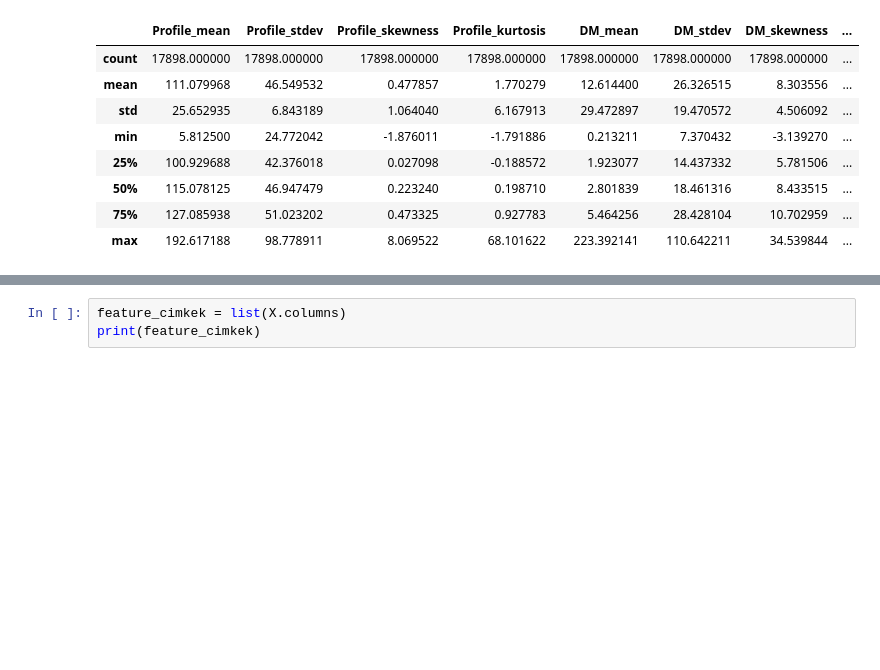
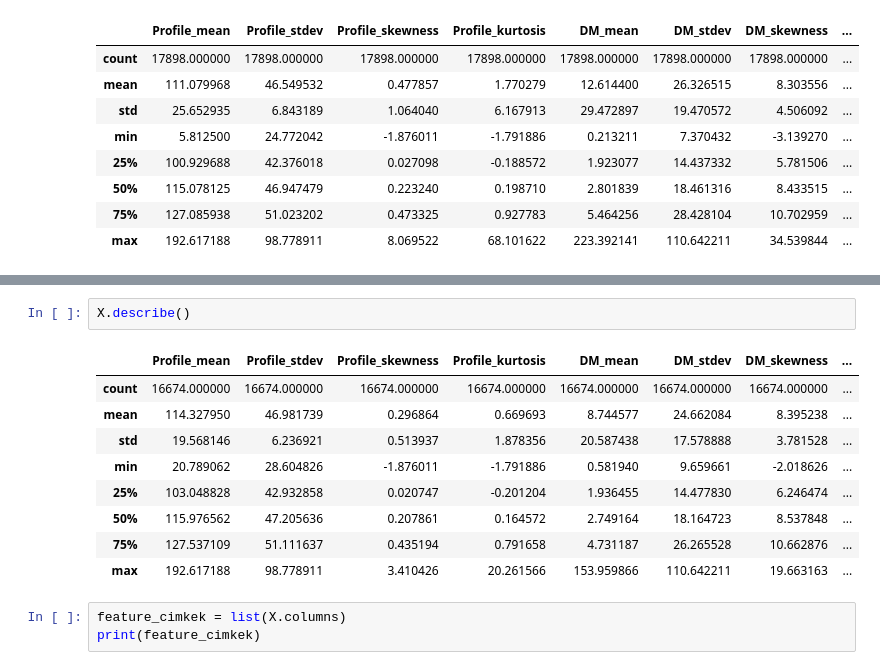
Before and after one commit to heihachi78/nfgt, a Jupyter notebook: TI_beadando_hopeful.ipynb, the cells around one changed output, grey strips where cells are left out. Drawn from its saved outputs; the diff is of its cells as text; blank space fills up the shorter version.

```diff
--- a/TI_beadando_hopeful.ipynb
+++ b/TI_beadando_hopeful.ipynb
@@ -71,3 +87,15 @@ X.describe()
+# %%
+X.describe()
+# %% [output]
+|  | Profile_mean | Profile_stdev | Profile_skewness | Profile_kurtosis | DM_mean | DM_stdev | DM_skewness | ... |
+| count | 16674.000000 | 16674.000000 | 16674.000000 | 16674.000000 | 16674.000000 | 16674.000000 | 16674.000000 | ... |
+| mean | 114.327950 | 46.981739 | 0.296864 | 0.669693 | 8.744577 | 24.662084 | 8.395238 | ... |
+| std | 19.568146 | 6.236921 | 0.513937 | 1.878356 | 20.587438 | 17.578888 | 3.781528 | ... |
+| min | 20.789062 | 28.604826 | -1.876011 | -1.791886 | 0.581940 | 9.659661 | -2.018626 | ... |
+| 25% | 103.048828 | 42.932858 | 0.020747 | -0.201204 | 1.936455 | 14.477830 | 6.246474 | ... |
+| 50% | 115.976562 | 47.205636 | 0.207861 | 0.164572 | 2.749164 | 18.164723 | 8.537848 | ... |
+| 75% | 127.537109 | 51.111637 | 0.435194 | 0.791658 | 4.731187 | 26.265528 | 10.662876 | ... |
+| max | 192.617188 | 98.778911 | 3.410426 | 20.261566 | 153.959866 | 110.642211 | 19.663163 | ... |
 # %%
 feature_cimkek = list(X.columns)
 print(feature_cimkek)
```
Also changed, not shown: parts of 8 cells of this notebook.
